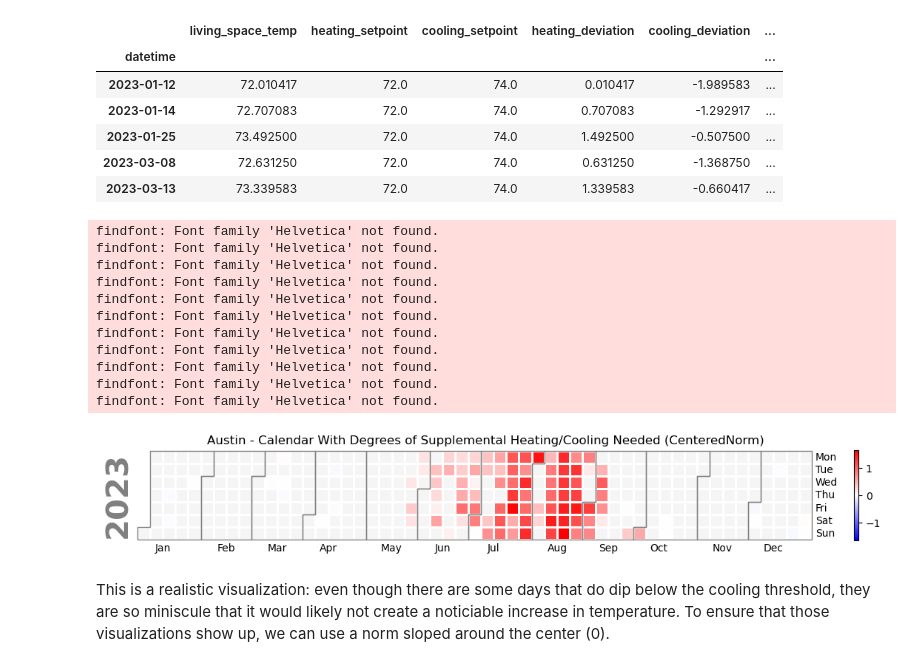
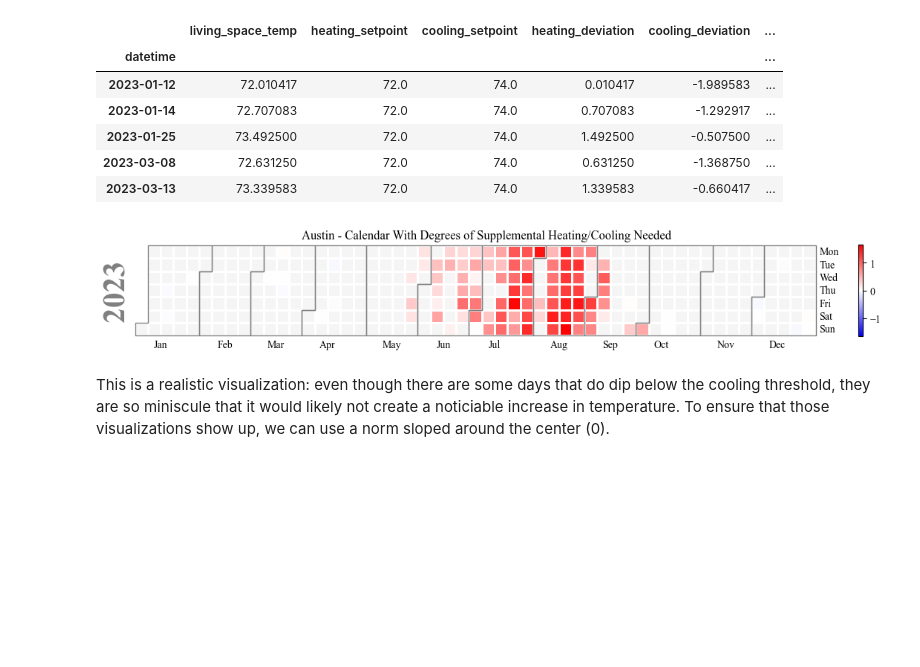
Before and after one commit to alchemicHen/hvac-viz, a Jupyter notebook: cleaning_calendar_viz.ipynb, the cells around one changed output. Drawn from its saved outputs; the diff is of its cells as text; code cells hidden in the pictures; blank space fills up the shorter version.

Commit message:
changed plots font

```diff
--- a/cleaning_calendar_viz.ipynb
+++ b/cleaning_calendar_viz.ipynb
@@ -26,6 +26,8 @@ Look into larger time series i.e. several years
 import pandas as pd
 import numpy as np
 import matplotlib.pyplot as plt
+
+plt.rcParams["font.family"] = "Times New Roman"
 # %%
 # Cleaning off first row and units
 def clean_units(df):
@@ -161,31 +163,20 @@ excess_df.head()
 # %%
 import calplot
 from  matplotlib.colors import LinearSegmentedColormap, TwoSlopeNorm, CenteredNorm
 
 # Creating custom color map to place white at 0 value.
 cmap_min = excess_df['excess_high_low'].min()
 cmap_max = excess_df['excess_high_low'].max()
 ts_norm = TwoSlopeNorm(vmin = cmap_min, vcenter = 0, vmax = cmap_max)
 
 
 excess_df.index = pd.to_datetime(excess_df.index)
 
 # Plotting excess days on calendar heatmap, centered norm.
-calplot.calplot(excess_df['excess_high_low'],suptitle = 'Austin - Calendar With Degrees of Supplemental Heating/Cooling Needed (CenteredNorm)',norm=CenteredNorm(),cmap = 'bwr')
+calplot.calplot(excess_df['excess_high_low'],suptitle = 'Austin - Calendar With Degrees of Supplemental Heating/Cooling Needed',norm=CenteredNorm(),cmap = 'bwr')
 plt.savefig('Viz_Outputs\\austin_cal_centered.pdf', bbox_inches='tight')
 # %% [output]
-findfont: Font family 'Helvetica' not found.
-findfont: Font family 'Helvetica' not found.
-findfont: Font family 'Helvetica' not found.
-findfont: Font family 'Helvetica' not found.
-findfont: Font family 'Helvetica' not found.
-findfont: Font family 'Helvetica' not found.
-findfont: Font family 'Helvetica' not found.
-findfont: Font family 'Helvetica' not found.
-findfont: Font family 'Helvetica' not found.
-findfont: Font family 'Helvetica' not found.
-findfont: Font family 'Helvetica' not found.
-[figure, old version]
+[figure, new version]
 # %% [markdown]
 This is a realistic visualization: even though there are some days that do dip below the cooling threshold, they are so miniscule that it would likely not create a noticiable increase in temperature. To ensure that those visualizations show up, we can use a norm sloped around the center (0).
 # %%
```
Also changed, not shown: parts of 6 cells of this notebook, 9 other files.
